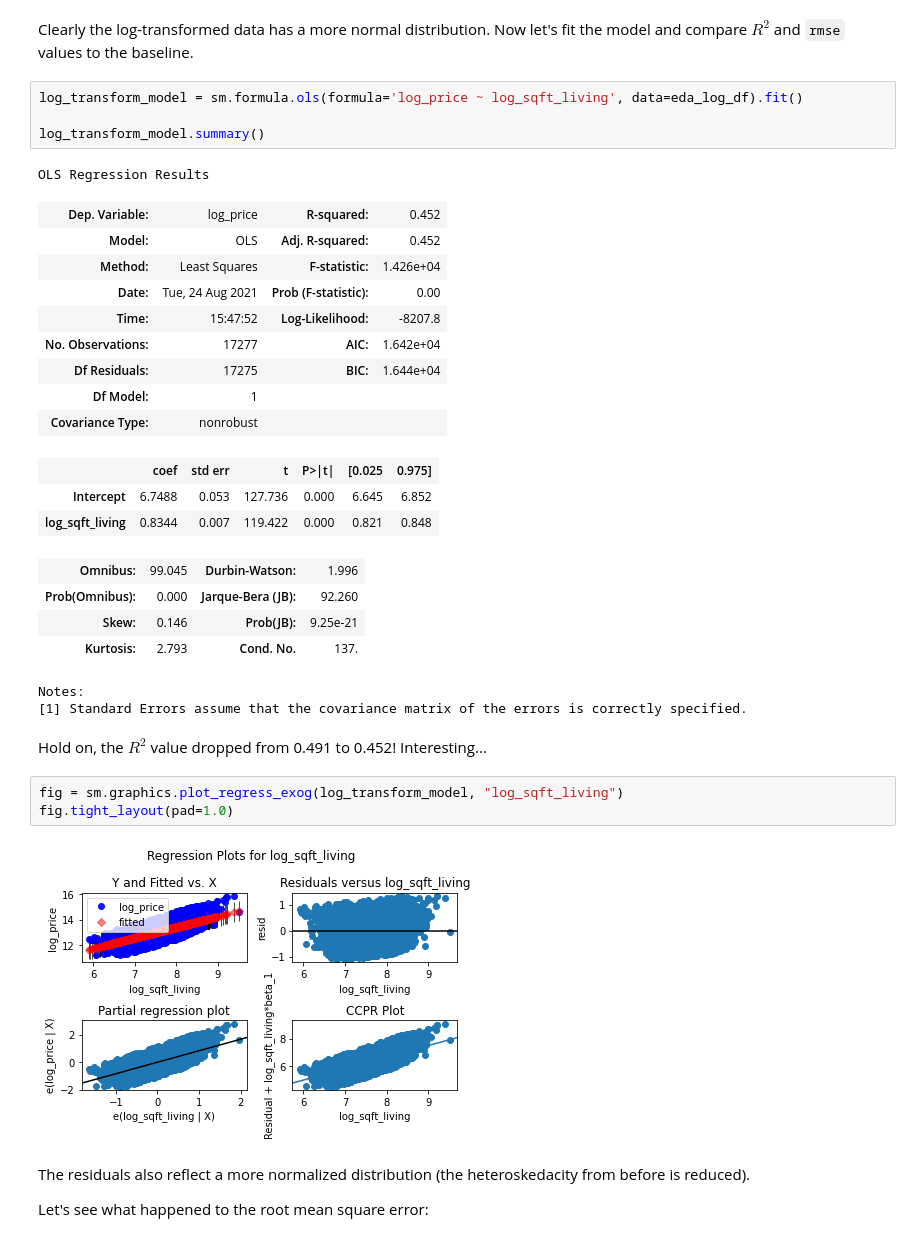
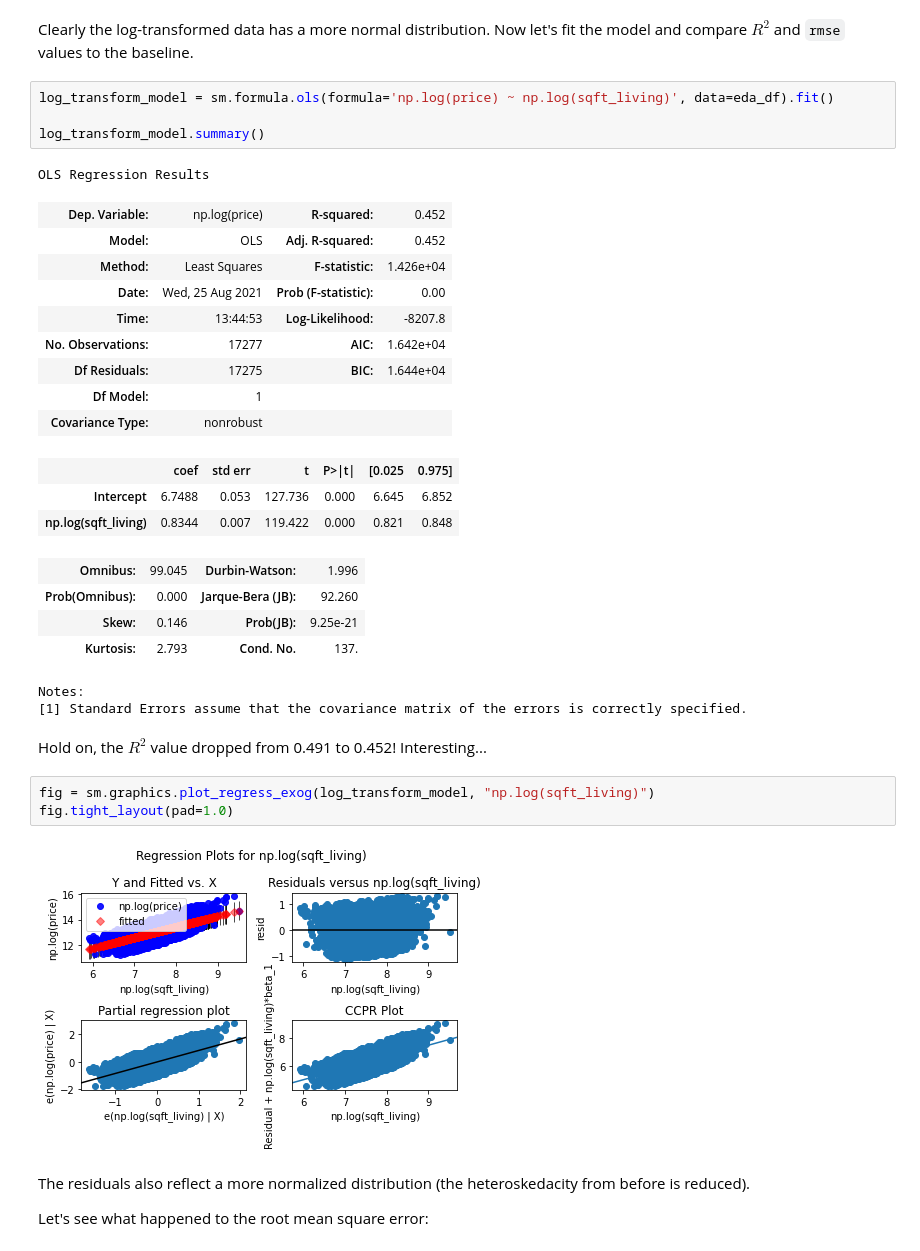
Before and after one commit to jmarkowi/kingcounty, a Jupyter notebook: Markowitz_working_nb.ipynb, the cells around one changed output. Drawn from its saved outputs; the diff is of its cells as text.

```diff
--- a/Markowitz_working_nb.ipynb
+++ b/Markowitz_working_nb.ipynb
@@ -325,23 +336,23 @@ eda_log_df.hist();
 # %% [markdown]
 Clearly the log-transformed data has a more normal distribution. Now let's fit the model and compare $R^2$ and `rmse` values to the baseline.
 # %%
-log_transform_model = sm.formula.ols(formula='log_price ~ log_sqft_living', data=eda_log_df).fit()
+log_transform_model = sm.formula.ols(formula='np.log(price) ~ np.log(sqft_living)', data=eda_df).fit()
 
 log_transform_model.summary()
 # %% [output]
 OLS Regression Results
-| Dep. Variable: | log_price | R-squared: | 0.452 |
+| Dep. Variable: | np.log(price) | R-squared: | 0.452 |
 | Model: | OLS | Adj. R-squared: | 0.452 |
 | Method: | Least Squares | F-statistic: | 1.426e+04 |
-| Date: | Tue, 24 Aug 2021 | Prob (F-statistic): | 0.00 |
-| Time: | 15:47:52 | Log-Likelihood: | -8207.8 |
+| Date: | Wed, 25 Aug 2021 | Prob (F-statistic): | 0.00 |
+| Time: | 13:44:53 | Log-Likelihood: | -8207.8 |
 | No. Observations: | 17277 | AIC: | 1.642e+04 |
 | Df Residuals: | 17275 | BIC: | 1.644e+04 |
 | Df Model: | 1 |  |  |
 | Covariance Type: | nonrobust |  |  |
 |  | coef | std err | t | P>|t| | [0.025 | 0.975] |
 | Intercept | 6.7488 | 0.053 | 127.736 | 0.000 | 6.645 | 6.852 |
-| log_sqft_living | 0.8344 | 0.007 | 119.422 | 0.000 | 0.821 | 0.848 |
+| np.log(sqft_living) | 0.8344 | 0.007 | 119.422 | 0.000 | 0.821 | 0.848 |
 | Omnibus: | 99.045 | Durbin-Watson: | 1.996 |
 | Prob(Omnibus): | 0.000 | Jarque-Bera (JB): | 92.260 |
 | Skew: | 0.146 | Prob(JB): | 9.25e-21 |
@@ -351,10 +362,10 @@ Notes:
 # %% [markdown]
 Hold on, the $R^2$ value dropped from 0.491 to 0.452! Interesting...
 # %%
-fig = sm.graphics.plot_regress_exog(log_transform_model, "log_sqft_living")
+fig = sm.graphics.plot_regress_exog(log_transform_model, "np.log(sqft_living)")
 fig.tight_layout(pad=1.0)
 # %% [output]
-[figure, old version]
+[figure, new version]
 # %% [markdown]
 The residuals also reflect a more normalized distribution (the heteroskedacity from before is reduced).
 
```
Also changed, not shown: parts of 38 cells of this notebook.
